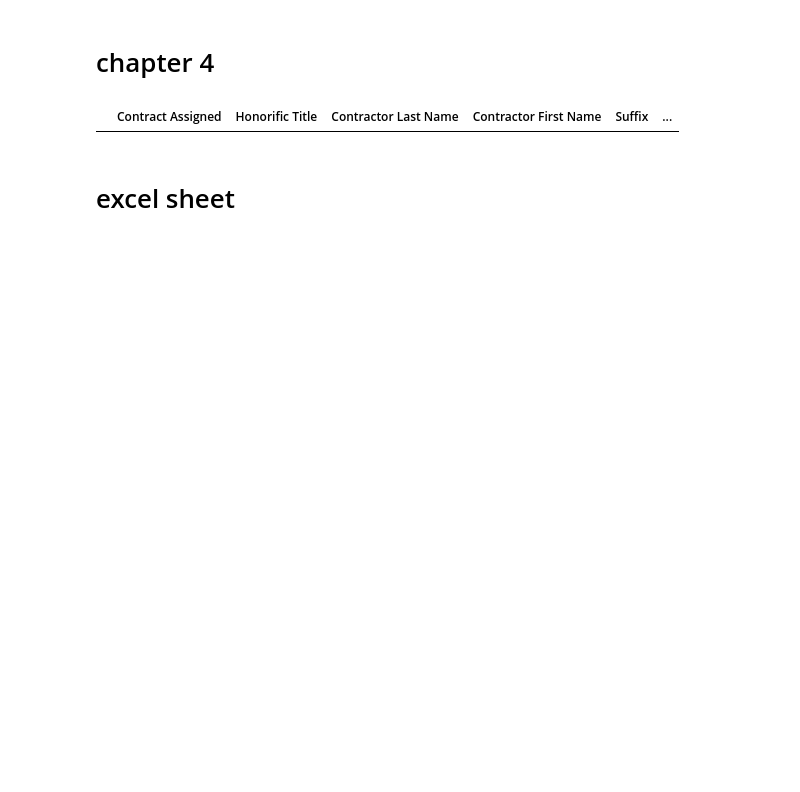
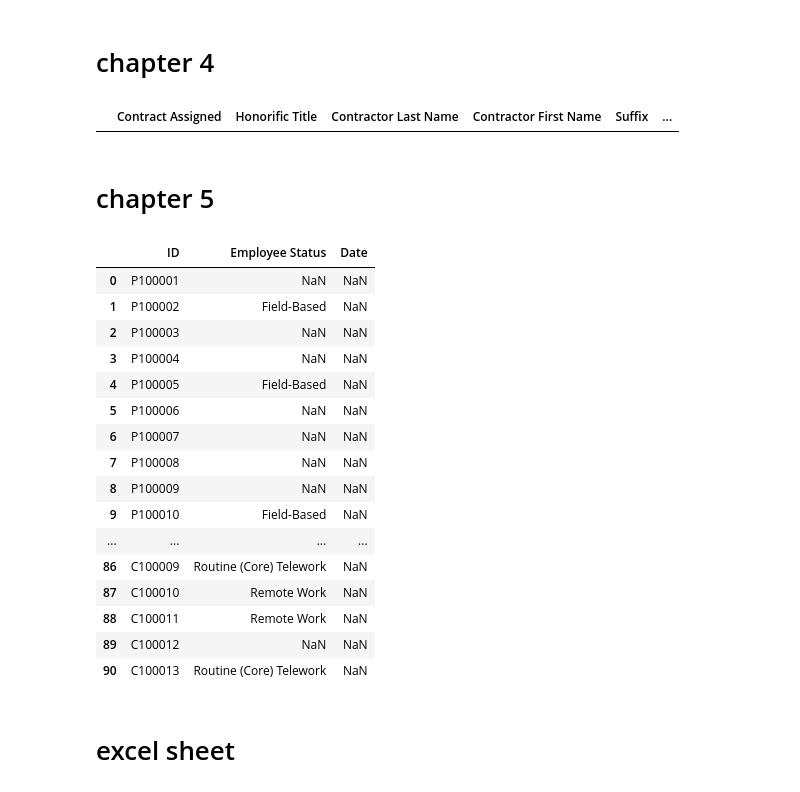
Before and after one commit to robertnesterodhiambo/robertnesterodhiambo-Data-analysis, a Jupyter notebook: ohsc/ohsc.ipynb, the cells around one changed output. Saved outputs shown, nothing was run; the diff lists cells and outputs as text; code cells hidden in the pictures; blank space fills up the shorter version.

Commit message:
separations date

```diff
--- a/ohsc/ohsc.ipynb
+++ b/ohsc/ohsc.ipynb
@@ -359,6 +436,42 @@ off_site_ctr_template = pd.DataFrame(columns=columns)
 off_site_ctr_template
 # %% [output]
 |  | Contract Assigned | Honorific Title | Contractor Last Name | Contractor First Name | Suffix | ... |
+# %% [markdown]
+# chapter 5
+# %%
+import pandas as pd
+
+# Assuming employees_data is already loaded as a DataFrame
+
+# Extract the required columns and rename them
+separations = employees_data[['EmployeeID', 'Employee WPF Status', 'Separation Date']].rename(
+    columns={
+        'EmployeeID': 'ID',
+        'Employee WPF Status': 'Employee Status',
+        'Separation Date': 'Date'
+    }
+)
+
+# Display the new DataFrame
+separations
+# %% [output]
+|  | ID | Employee Status | Date |
+| 0 | P100001 | NaN | NaN |
+| 1 | P100002 | Field-Based | NaN |
+| 2 | P100003 | NaN | NaN |
+| 3 | P100004 | NaN | NaN |
+| 4 | P100005 | Field-Based | NaN |
+| 5 | P100006 | NaN | NaN |
+| 6 | P100007 | NaN | NaN |
+| 7 | P100008 | NaN | NaN |
+| 8 | P100009 | NaN | NaN |
+| 9 | P100010 | Field-Based | NaN |
+| ... | ... | ... | ... |
+| 86 | C100009 | Routine (Core) Telework | NaN |
+| 87 | C100010 | Remote Work | NaN |
+| 88 | C100011 | Remote Work | NaN |
+| 89 | C100012 | NaN | NaN |
+| 90 | C100013 | Routine (Core) Telework | NaN |
 # %% [markdown]
 # excel sheet
 # %%
```
Also changed, not shown: parts of 6 cells of this notebook.
